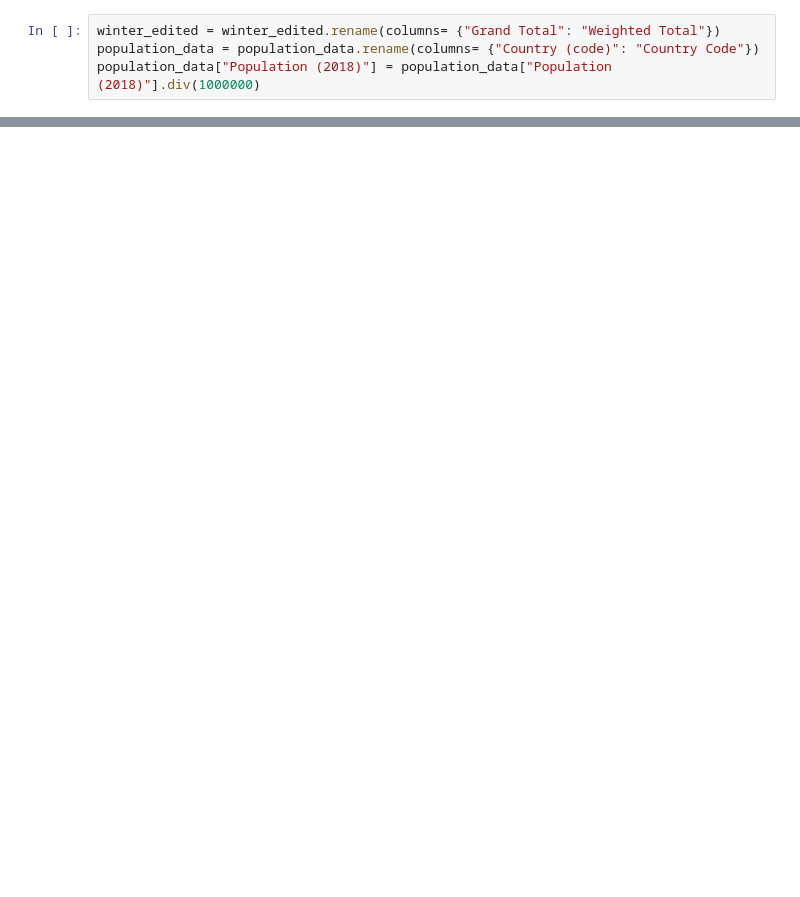
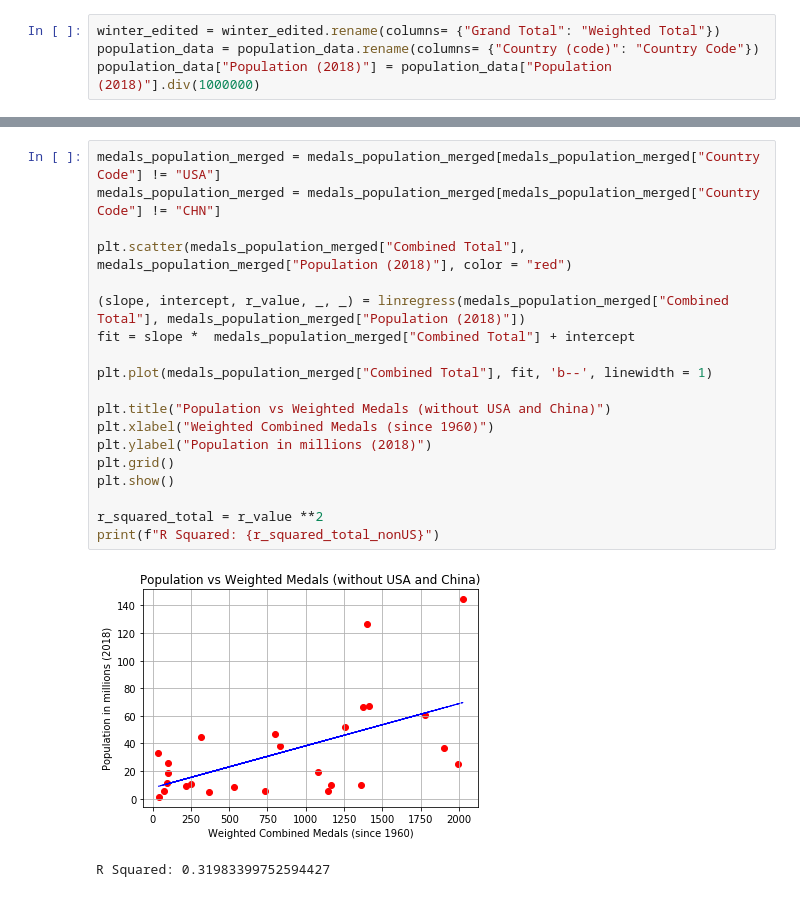
Before and after one commit to adfenelon/back_row_squad, a Jupyter notebook: population_medals_data.ipynb, the cells around one changed output, grey strips where cells are left out. Saved outputs shown, nothing was run; the diff lists cells and outputs as text; blank space fills up the shorter version.

```diff
--- a/population_medals_data.ipynb
+++ b/population_medals_data.ipynb
@@ -39 +55,23 @@ population_data["Population (2018)"] = population_data["Population (2018)"].div(
+# %%
+medals_population_merged = medals_population_merged[medals_population_merged["Country Code"] != "USA"]
+medals_population_merged = medals_population_merged[medals_population_merged["Country Code"] != "CHN"]
+
+plt.scatter(medals_population_merged["Combined Total"], medals_population_merged["Population (2018)"], color = "red")
+
+(slope, intercept, r_value, _, _) = linregress(medals_population_merged["Combined Total"], medals_population_merged["Population (2018)"])
+fit = slope *  medals_population_merged["Combined Total"] + intercept
+
+plt.plot(medals_population_merged["Combined Total"], fit, 'b--', linewidth = 1)
+
+plt.title("Population vs Weighted Medals (without USA and China)")
+plt.xlabel("Weighted Combined Medals (since 1960)")
+plt.ylabel("Population in millions (2018)")
+plt.grid()
+plt.show()
+
+r_squared_total = r_value **2
+print(f"R Squared: {r_squared_total_nonUS}")
+# %% [output]
+[figure, added]
+R Squared: 0.31983399752594427
 # %%
```
Also changed, not shown: parts of 21 cells of this notebook, 1 other file.
